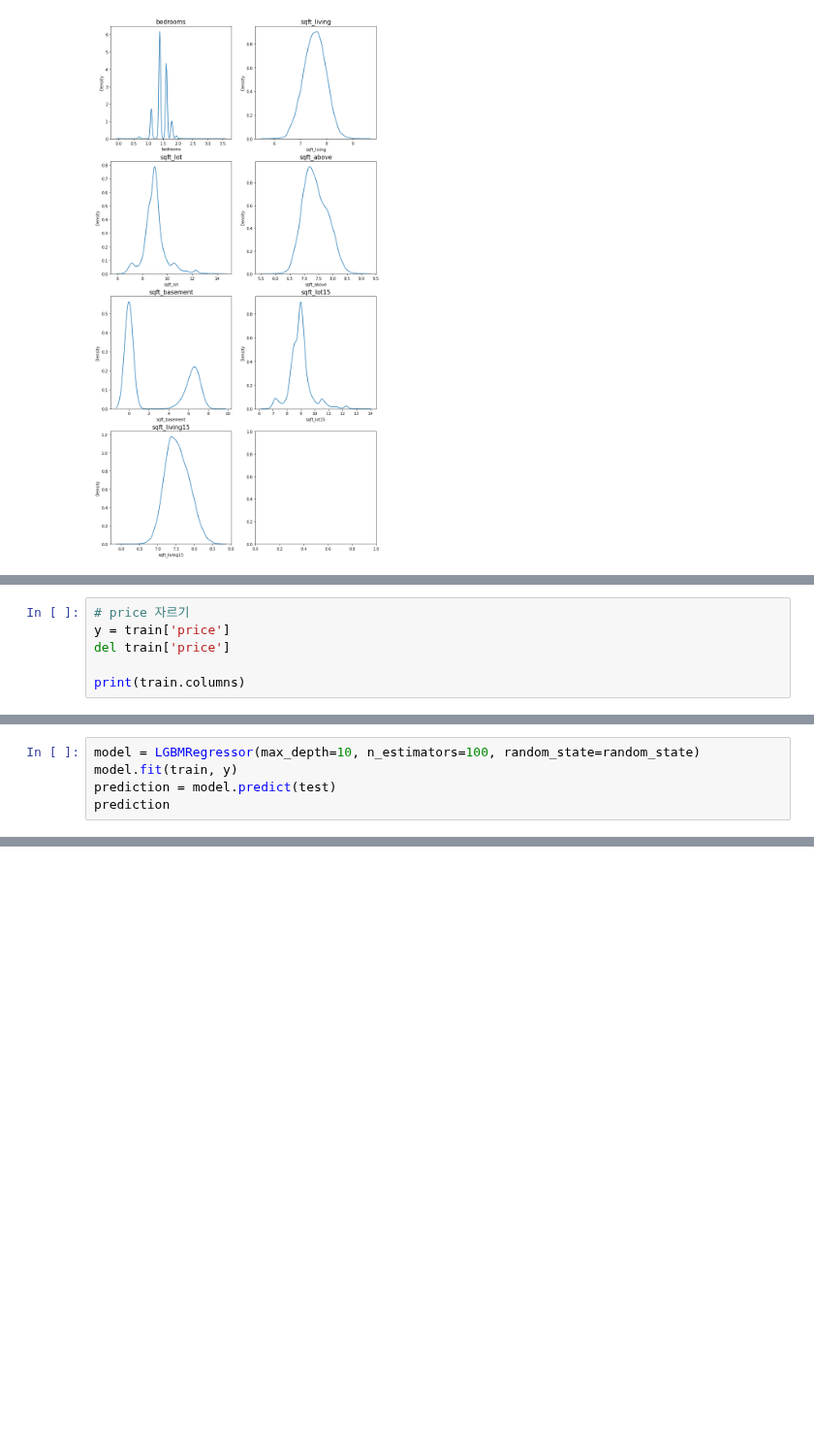
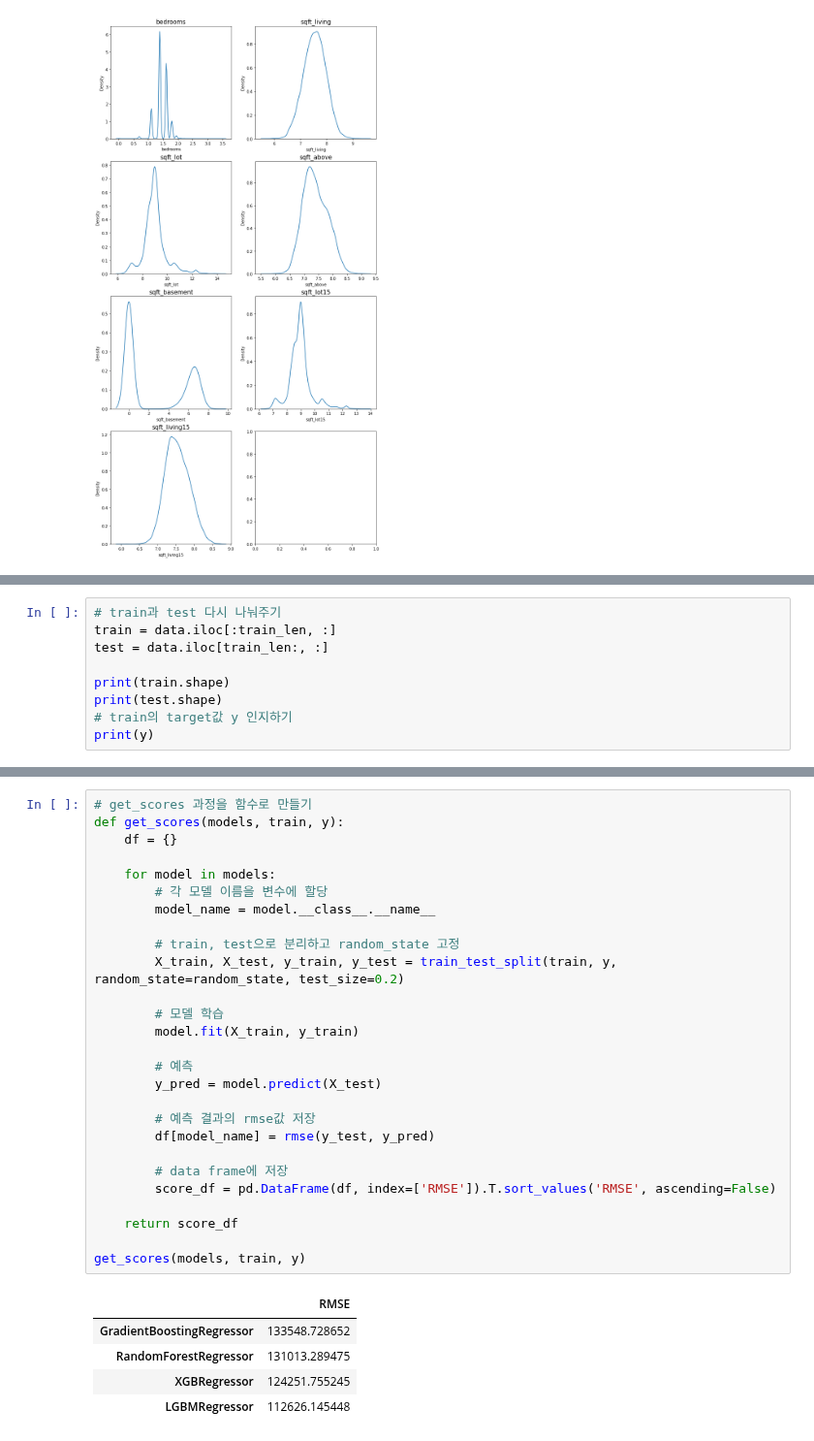
Before and after one commit to cowFarmer/AI_study, a Jupyter notebook: Exploration/E05_kaggle_house_price_prediction/E05_kaggle_house_price_prediction.ipynb, the cells around one changed output, grey strips where cells are left out. Shown at 97% size. Saved outputs shown, nothing was run; the diff lists cells and outputs as text; blank space fills up the shorter version.

```diff
--- a/Exploration/E05_kaggle_house_price_prediction/E05_kaggle_house_price_prediction.ipynb
+++ b/Exploration/E05_kaggle_house_price_prediction/E05_kaggle_house_price_prediction.ipynb
@@ -350,6 +201,0 @@ train.head()
-# %%
-# price 자르기
-y = train['price']
-del train['price']
-
-print(train.columns)
@@ -572,5 +201,0 @@ my_GridSearch(model, train, y, param_grid, verbose=2, n_jobs=5)
-# %%
-model = LGBMRegressor(max_depth=10, n_estimators=100, random_state=random_state)
-model.fit(train, y)
-prediction = model.predict(test)
-prediction
@@ -612,0 +215,9 @@ save_submission(model, train, y, test, 'lgbm', rmsle='0.0168')
+# %%
+# train과 test 다시 나눠주기
+train = data.iloc[:train_len, :]
+test = data.iloc[train_len:, :]
+
+print(train.shape)
+print(test.shape)
+# train의 target값 y 인지하기
+print(y)
@@ -612,0 +295,33 @@ save_submission(model, train, y, test, 'lgbm', rmsle='0.0168')
+# %%
+# get_scores 과정을 함수로 만들기
+def get_scores(models, train, y):
+    df = {}
+
+    for model in models:
+        # 각 모델 이름을 변수에 할당
+        model_name = model.__class__.__name__
+
+        # train, test으로 분리하고 random_state 고정
+        X_train, X_test, y_train, y_test = train_test_split(train, y, random_state=random_state, test_size=0.2)
+
+        # 모델 학습
+        model.fit(X_train, y_train)
+
+        # 예측
+        y_pred = model.predict(X_test)
+
+        # 예측 결과의 rmse값 저장
+        df[model_name] = rmse(y_test, y_pred)
+
+        # data frame에 저장
+        score_df = pd.DataFrame(df, index=['RMSE']).T.sort_values('RMSE', ascending=False)
+
+    return score_df
+
+get_scores(models, train, y)
+# %% [output]
+|  | RMSE |
+| GradientBoostingRegressor | 133548.728652 |
+| RandomForestRegressor | 131013.289475 |
+| XGBRegressor | 124251.755245 |
+| LGBMRegressor | 112626.145448 |
```
Also changed, not shown: parts of 109 cells of this notebook, 5 other files.
